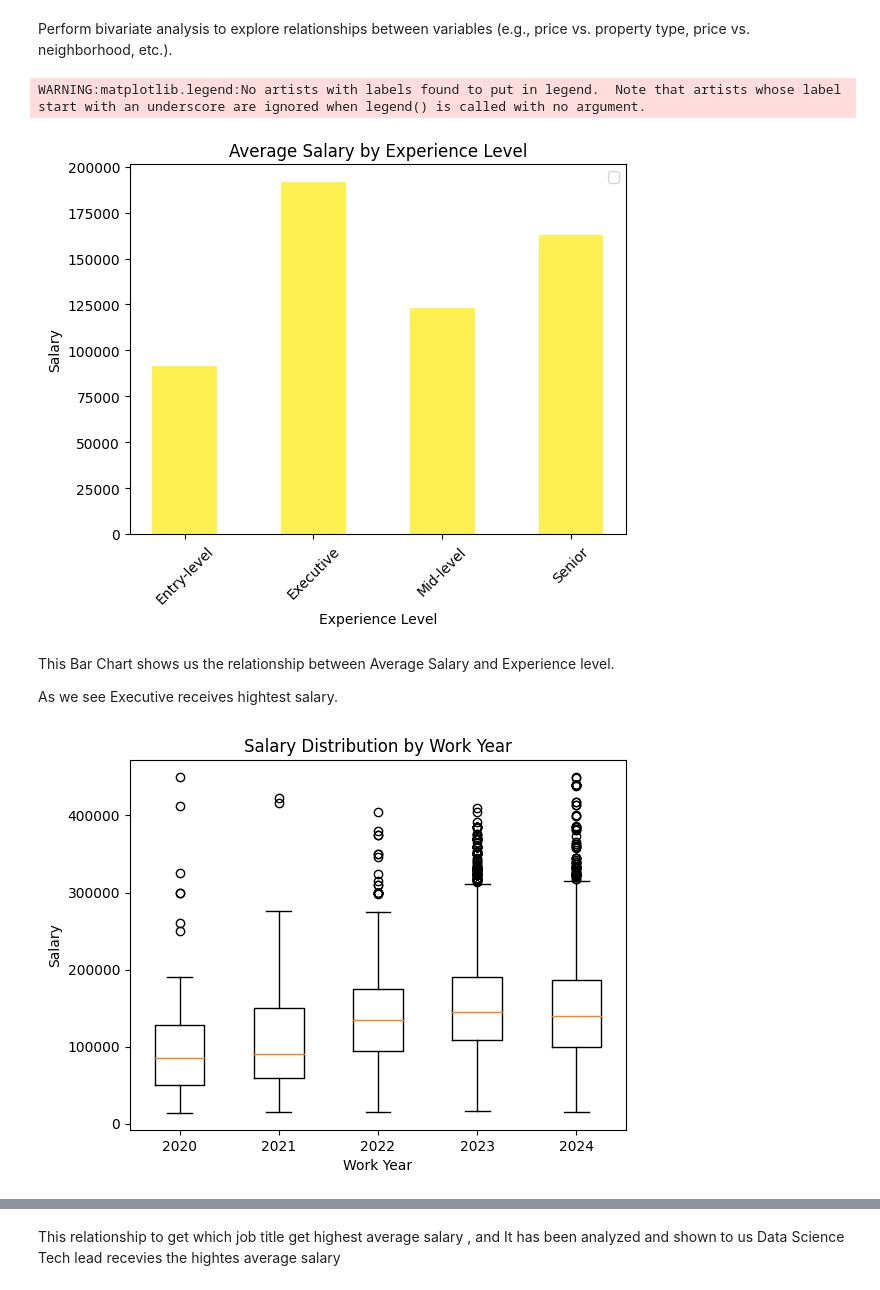
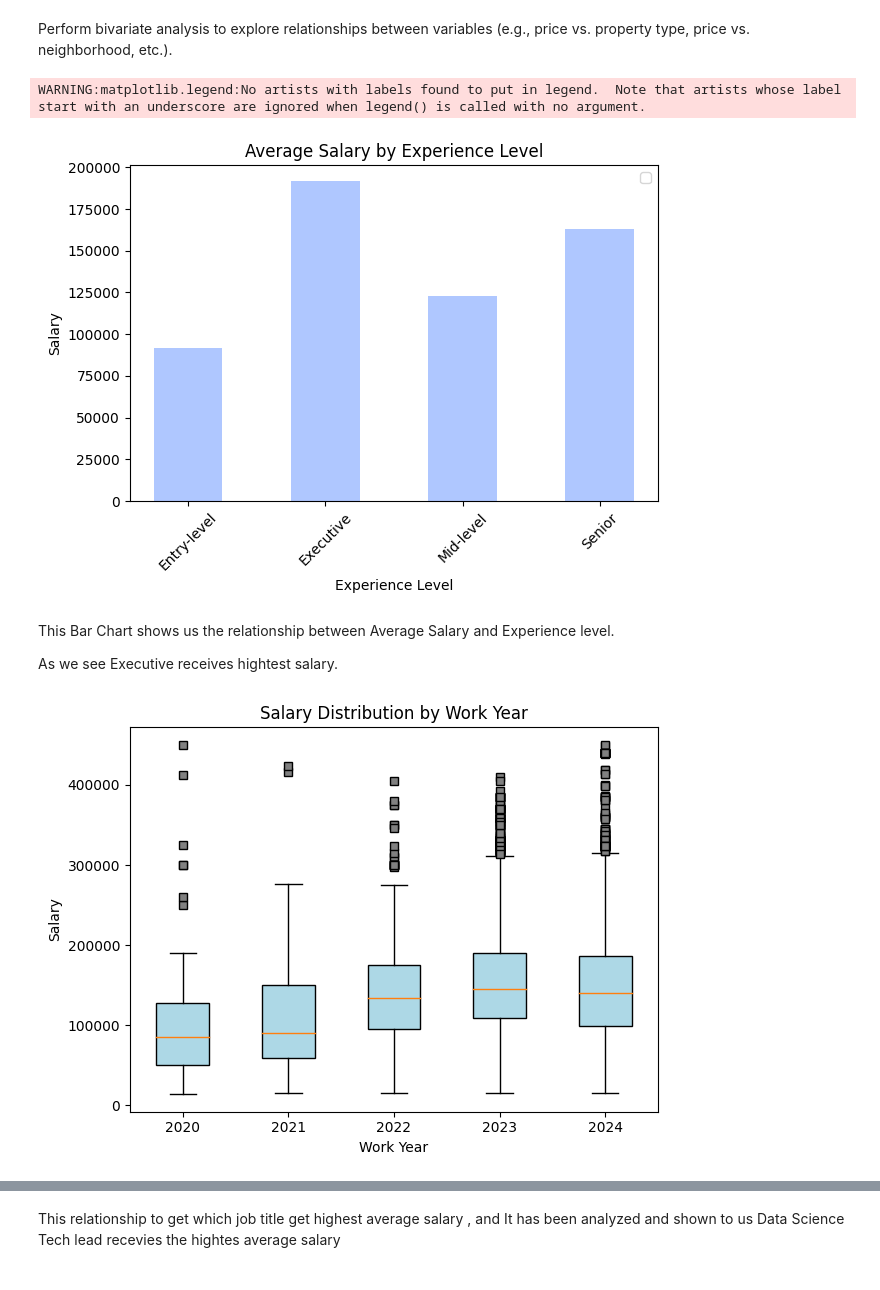
Before and after one commit to Adamixa/Data_field_job_analysis, a Jupyter notebook: notebook.ipynb, the cells around one changed output, grey strips where cells are left out. Cells and saved outputs as stored; diff of their text form; code cells hidden in the pictures.

```diff
--- a/notebook.ipynb
+++ b/notebook.ipynb
@@ -162,7 +12,7 @@ import seaborn as sns
 from sklearn.preprocessing import LabelEncoder
 from wordcloud import WordCloud
 
-df = pd.read_csv('/content/jobs_in_data_2024 (1).csv', sep = ',') # to read file
+df = pd.read_csv('/content/jobs_in_data_2024.csv', sep = ',') # to read file
 # %%
 df # to view the dataset
 # %% [output]
@@ -366,23 +216,22 @@ Perform bivariate analysis to explore relationships between variables (e.g., pri
 # %%
 average_salary = df.groupby('experience_level')['salary'].mean() # calc avg salary by experience level
 
 experience_levels = average_salary.index
 x = np.arange(len(experience_levels)) # Get unique experience levels and their indices
 
 bar_width = 0.50
 
-plt.bar(x, average_salary, width=bar_width, color='#FFF051') # grouped bar chart
+plt.bar(x, average_salary, width=bar_width, color='#afc7ff') # grouped bar chart
 plt.xticks(x, experience_levels, rotation=45)
-
 plt.xlabel('Experience Level') # lables and title
 plt.ylabel('Salary')
 plt.title('Average Salary by Experience Level')
 
 plt.legend()
 plt.show()
 # %% [output]
 WARNING:matplotlib.legend:No artists with labels found to put in legend.  Note that artists whose label start with an underscore are ignored when legend() is called with no argument.
-[figure, old version]
+[figure, new version]
 # %% [markdown]
 This Bar Chart shows us the relationship between Average Salary and Experience level.
 
@@ -392,7 +241,7 @@ As we see Executive receives hightest salary.
 grouped_data = df.groupby('work_year')['salary']
 
 fig, ax = plt.subplots()
-ax.boxplot([grouped_data.get_group(year) for year in grouped_data.groups.keys()])
+ax.boxplot([grouped_data.get_group(year) for year in grouped_data.groups.keys()], patch_artist = True, boxprops = dict(facecolor = "lightblue"), flierprops=dict(marker = "s", markerfacecolor = "grey"))
 
 plt.title('Salary Distribution by Work Year')
 plt.xlabel('Work Year')
@@ -403,7 +252,7 @@ ax.set_xticklabels(grouped_data.groups.keys())
 
 plt.show()
 # %% [output]
-[figure, old version]
+[figure, new version]
 # %%
 average_salary_by_country = df.groupby('job_title')['salary'].mean() # calc the avg salary by country
 
```
Also changed, not shown: parts of 38 cells of this notebook.
